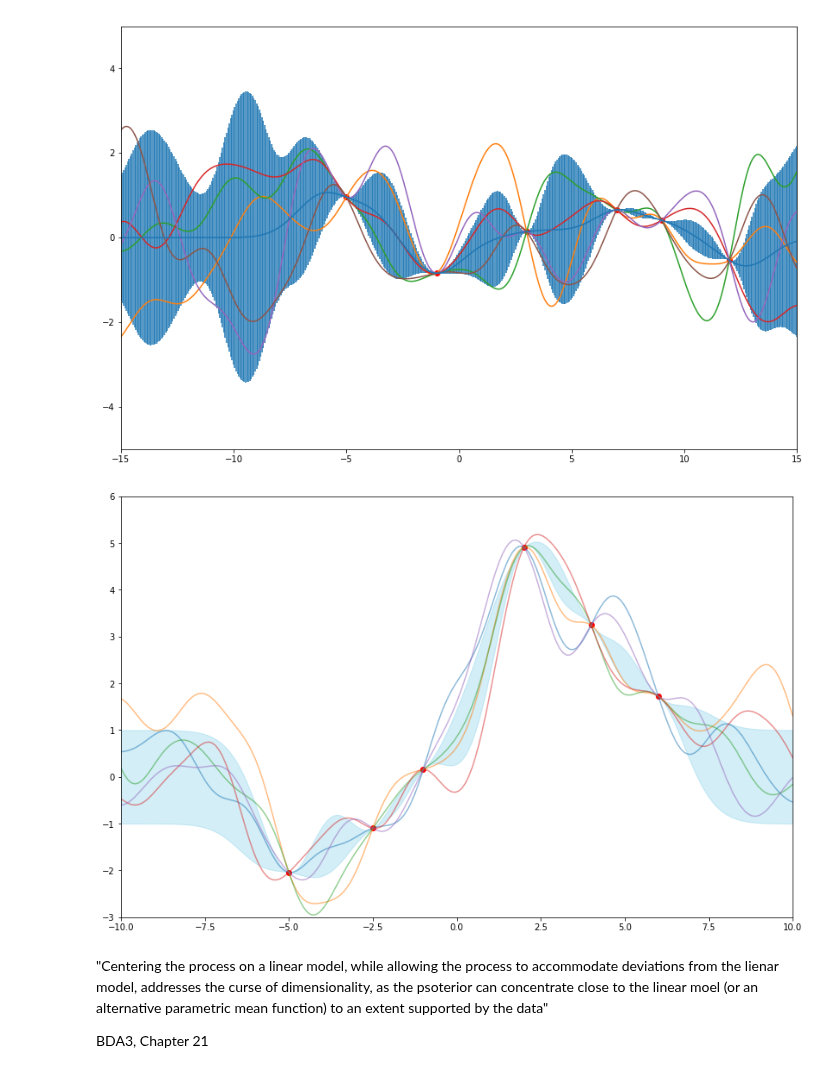
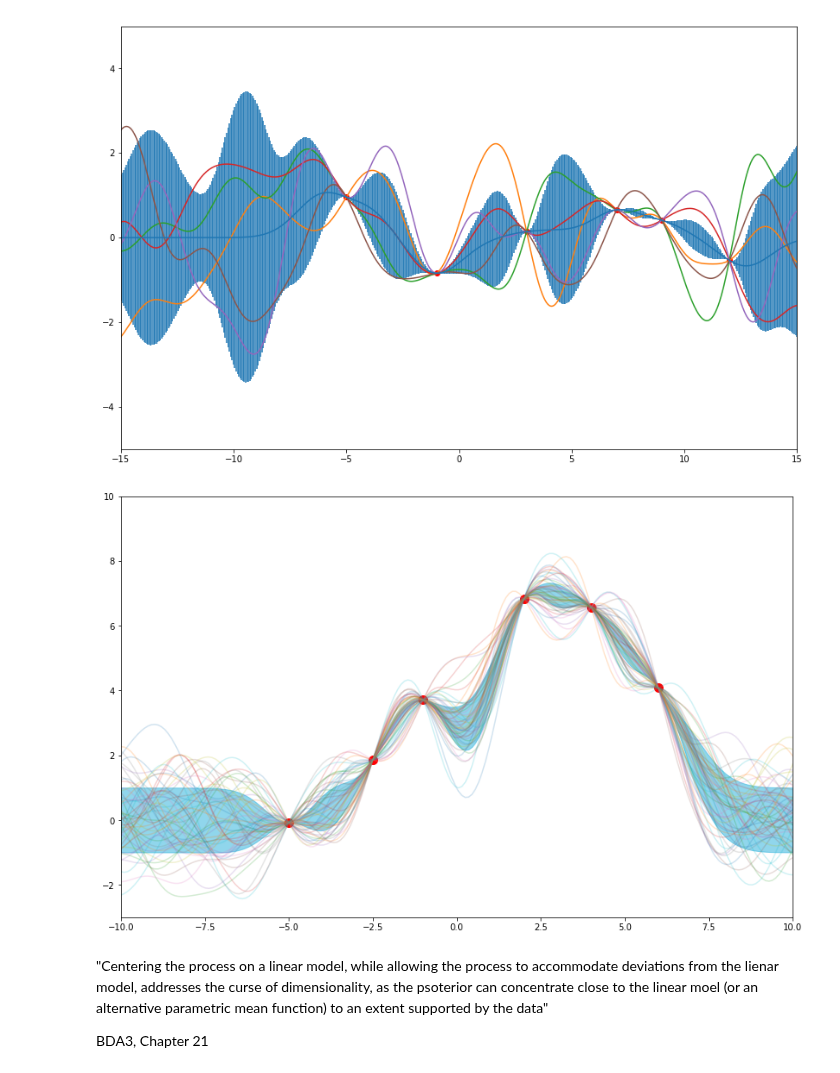
Before and after one commit to cavaunpeu/gaussian-processes, a Jupyter notebook: gaussian-processes.ipynb, the cells around one changed output. Cells and saved outputs as stored; diff of their text form; code cells hidden in the pictures.

```diff
--- a/gaussian-processes.ipynb
+++ b/gaussian-processes.ipynb
@@ -60,13 +109,18 @@ plt.scatter(x, y_true_)
 [figure]
 # %% [markdown]
 # gaussian processes
+# %%
+x_train = np.array([-5, -1, -2.5, 2, 4, 6])
+y_train = np.sin(x_train)**2 - np.abs(x_train - 3) + 7
 # %%
 # weights
-mu_w = np.zeros(5)
-cov_w = np.diag(np.exp(np.random.randn(5)))
+dim_w = 5
+mu_w = np.zeros(dim_w)
+cov_w = np.diag(np.exp(np.random.randn(dim_w)))
 
 
 # features
+x = x_train
 features = np.array([np.ones_like(x), x, np.tanh(x), -np.cos(x), np.abs(x - 5)])
 
 
@@ -205,7 +259,7 @@ for _ in range(5):
 [figure]
 # %%
 x_train = np.array([-5, -1, -2.5, 2, 4, 6])
-y_train = np.sin(x_train) - np.abs(x_train - 3) + 5
+y_train = np.sin(x_train)**2 - np.abs(x_train - 3) + 7
 
 x_test = np.linspace(-10, 10, 200)
 # %%
@@ -223,17 +277,17 @@ mu_post  = A @ y_train
 cov_post = rbf(x_test, x_test) - A @ rbf(x_train, x_test)
 # %%
 plt.figure(figsize=(14, 9))
-plt.ylim(-3, 6)
+plt.ylim(-3, 10)
 plt.xlim(-10, 10)
 
 var_post = np.diag(cov_post)
-plt.fill_between(x_test, mu_post - var_post, mu_post + var_post, color='#23AEDB', alpha=.2)
-plt.plot(x_train, y_train, 'ro')
-for _ in range(5):
+plt.fill_between(x_test, mu_post - var_post, mu_post + var_post, color='#23AEDB', alpha=.5)
+plt.plot(x_train, y_train, 'ro', markersize=10)
+for _ in range(50):
     y_pred = np.random.multivariate_normal(mu_post, cov_post)
-    plt.plot(x_test, y_pred, alpha=.5)
+    plt.plot(x_test, y_pred, alpha=.2)
 # %% [output]
-[figure, old version]
+[figure, new version]
 # %%
 # You should dive into kernels and compute the whole thing more analytically and get a few results
 # %%
```
Also changed, not shown: parts of 5 cells of this notebook.
